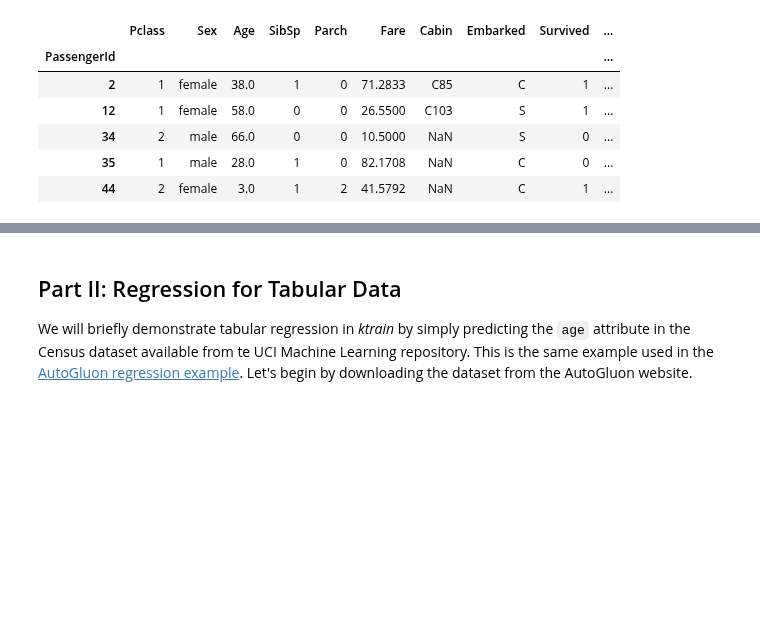
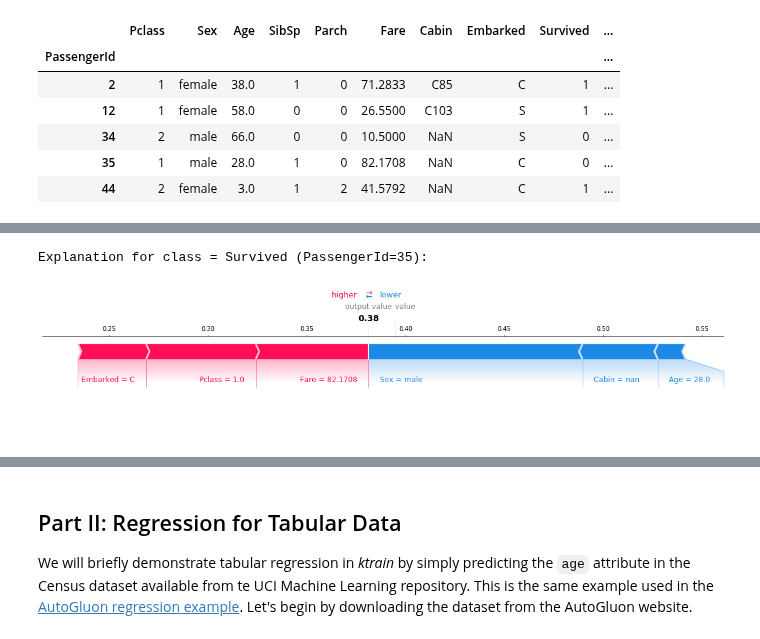
Before and after one commit to amaiya/ktrain, a Jupyter notebook: tutorials/tutorial-08-tabular_classification_and_regression.ipynb, the cells around one changed output, grey strips where cells are left out. Drawn from its saved outputs; the diff is of its cells as text; code cells hidden in the pictures; blank space fills up the shorter version.

```diff
--- a/tutorials/tutorial-08-tabular_classification_and_regression.ipynb
+++ b/tutorials/tutorial-08-tabular_classification_and_regression.ipynb
@@ -197,0 +195,5 @@ df.head()
+# %%
+p.explain(test_df, row_index=35, class_id=1)
+# %% [output]
+Explanation for class = Survived (PassengerId=35):
+[figure, added]
```
Also changed, not shown: parts of 10 cells of this notebook, 1 other file.
